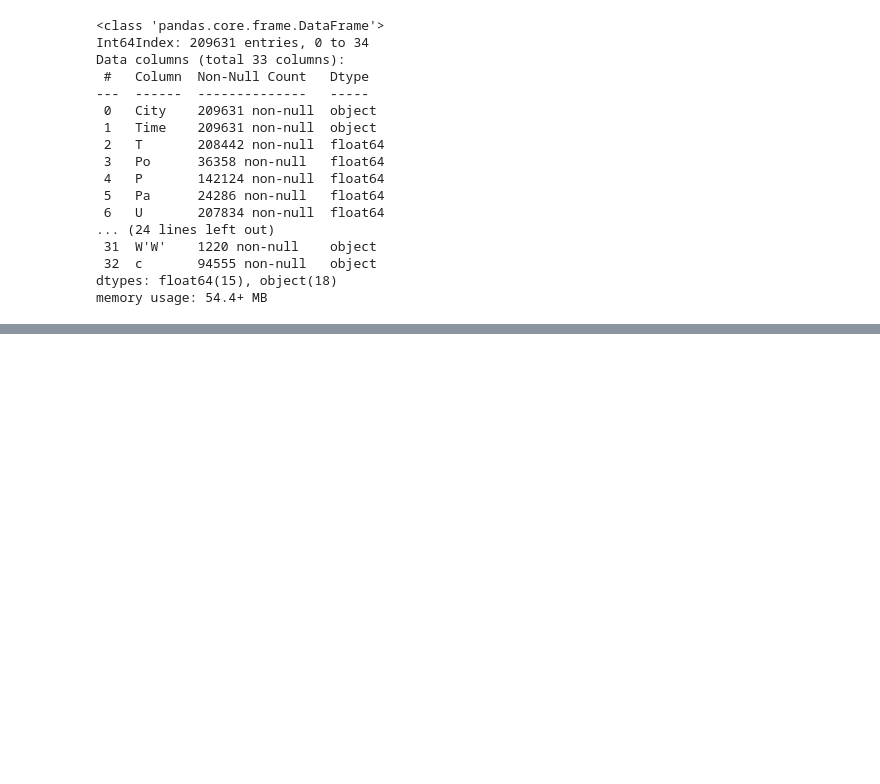
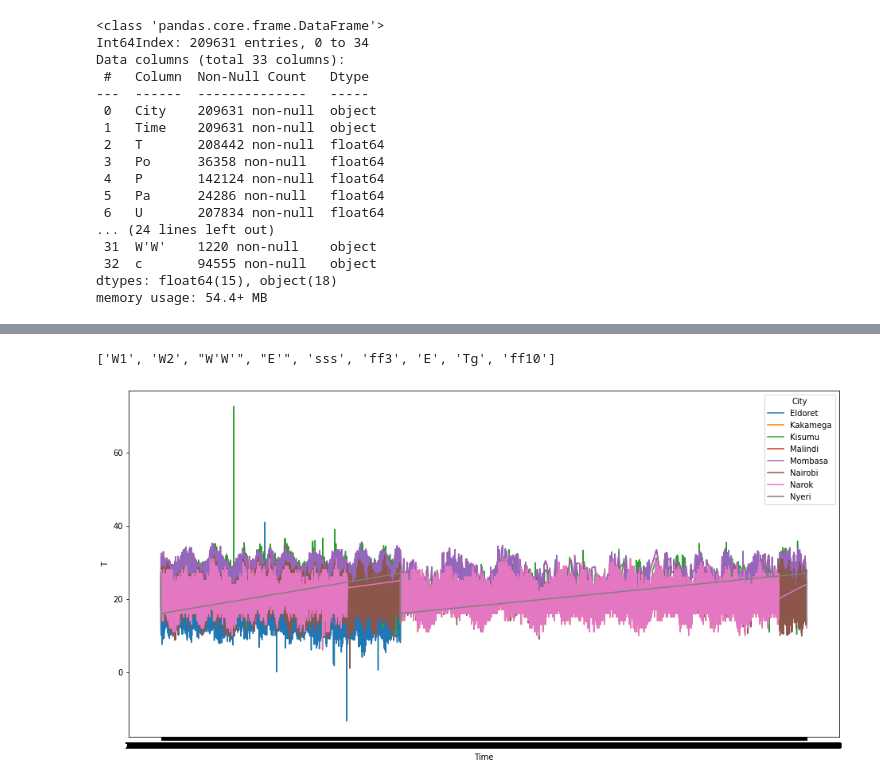
Before and after one commit to wkirui/Weather-Data-Analysis, a Jupyter notebook: Weather Scraper.ipynb, the cells around one changed output, grey strips where cells are left out. Saved outputs shown, nothing was run; the diff lists cells and outputs as text; code cells hidden in the pictures; blank space fills up the shorter version.

```diff
--- a/Weather Scraper.ipynb
+++ b/Weather Scraper.ipynb
@@ -131,0 +132,18 @@ missing_vals_df
+# %%
+# drop columns with
+# more than 94% missing data
+cols_to_drop = [x for x in missing_vals_df[missing_vals_df['pct_missing']>94]['column_name']]
+cols_to_drop
+
+# data = data.drop(cols_to_drop,axis=1)
+# data.head()
+# %% [output]
+['W1', 'W2', "W'W'", "E'", 'sss', 'ff3', 'E', 'Tg', 'ff10']
+# %%
+# check temperature change over time
+# for each town
+fig,ax = plt.subplots(figsize=(16,8))
+sns.lineplot(x='Time',y='T',hue='City',data=data,ax=ax)
+plt.show()
+# %% [output]
+[figure, added]
```
Also changed, not shown: parts of 2 cells of this notebook.
